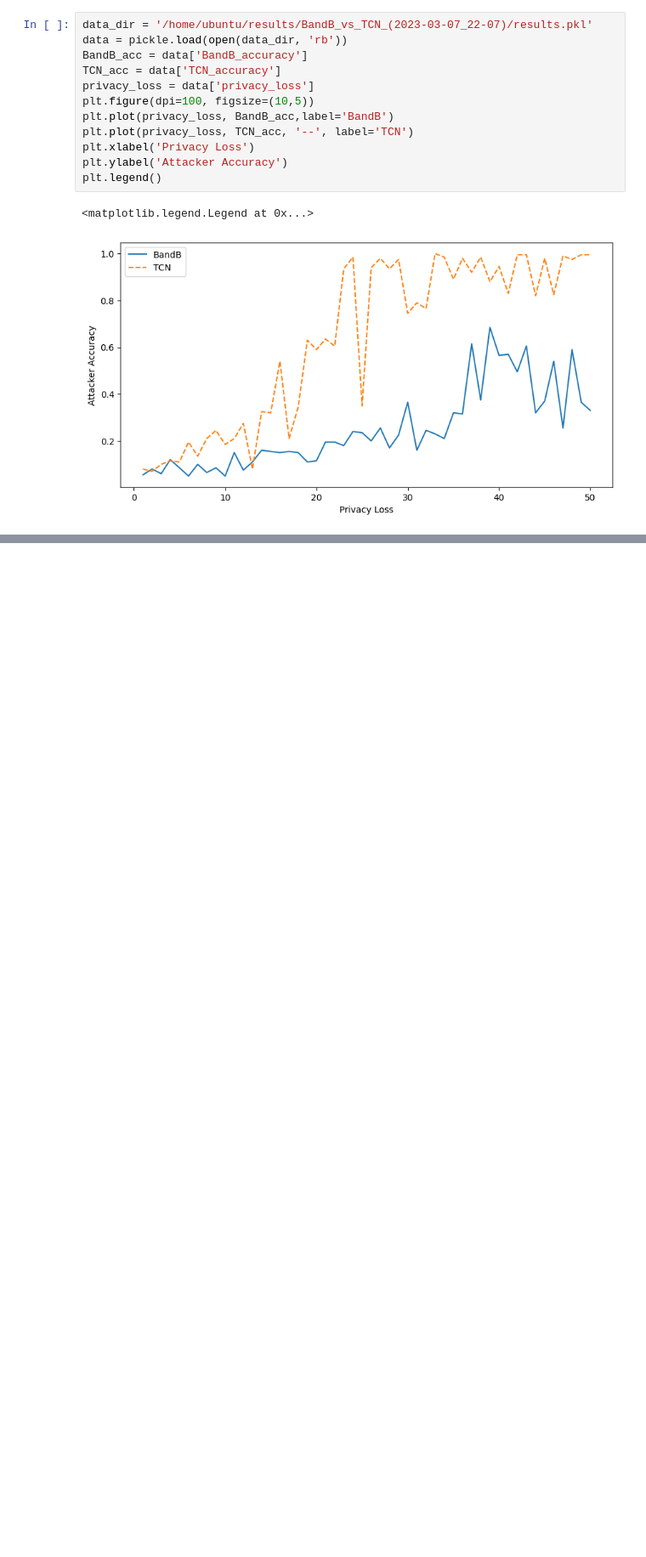
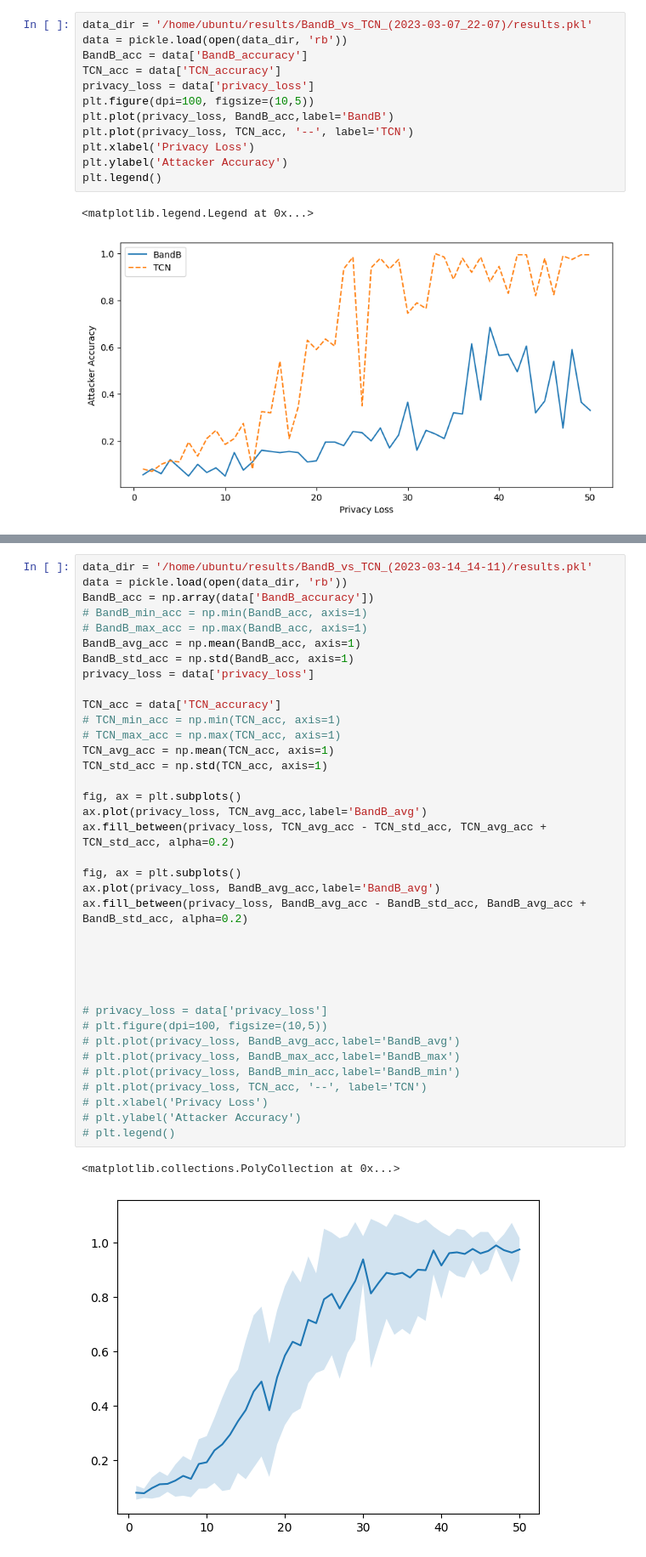
Before and after one commit to ubc-systopia/netshaper, a Jupyter notebook: simulator/plotting.ipynb, the cells around one changed output, grey strips where cells are left out. Shown at 85% size. Drawn from its saved outputs; the diff is of its cells as text; blank space fills up the shorter version.

```diff
--- a/simulator/plotting.ipynb
+++ b/simulator/plotting.ipynb
@@ -134,0 +137,40 @@ plt.legend()
+# %%
+data_dir = '/home/ubuntu/results/BandB_vs_TCN_(2023-03-14_14-11)/results.pkl'
+data = pickle.load(open(data_dir, 'rb'))
+BandB_acc = np.array(data['BandB_accuracy'])
+# BandB_min_acc = np.min(BandB_acc, axis=1)
+# BandB_max_acc = np.max(BandB_acc, axis=1)
+BandB_avg_acc = np.mean(BandB_acc, axis=1)
+BandB_std_acc = np.std(BandB_acc, axis=1)
+privacy_loss = data['privacy_loss']
+
+TCN_acc = data['TCN_accuracy']
+# TCN_min_acc = np.min(TCN_acc, axis=1)
+# TCN_max_acc = np.max(TCN_acc, axis=1)
+TCN_avg_acc = np.mean(TCN_acc, axis=1)
+TCN_std_acc = np.std(TCN_acc, axis=1)
+
+fig, ax = plt.subplots()
+ax.plot(privacy_loss, TCN_avg_acc,label='BandB_avg')
+ax.fill_between(privacy_loss, TCN_avg_acc - TCN_std_acc, TCN_avg_acc + TCN_std_acc, alpha=0.2)
+
+fig, ax = plt.subplots()
+ax.plot(privacy_loss, BandB_avg_acc,label='BandB_avg')
+ax.fill_between(privacy_loss, BandB_avg_acc - BandB_std_acc, BandB_avg_acc + BandB_std_acc, alpha=0.2)
+
+
+
+
+
+# privacy_loss = data['privacy_loss']
+# plt.figure(dpi=100, figsize=(10,5))
+# plt.plot(privacy_loss, BandB_avg_acc,label='BandB_avg')
+# plt.plot(privacy_loss, BandB_max_acc,label='BandB_max')
+# plt.plot(privacy_loss, BandB_min_acc,label='BandB_min')
+# plt.plot(privacy_loss, TCN_acc, '--', label='TCN')
+# plt.xlabel('Privacy Loss')
+# plt.ylabel('Attacker Accuracy')
+# plt.legend()
+# %% [output]
+<matplotlib.collections.PolyCollection at 0x...>
+[figure, added]
```
Also changed, not shown: parts of 2 cells of this notebook, 7 other files.
